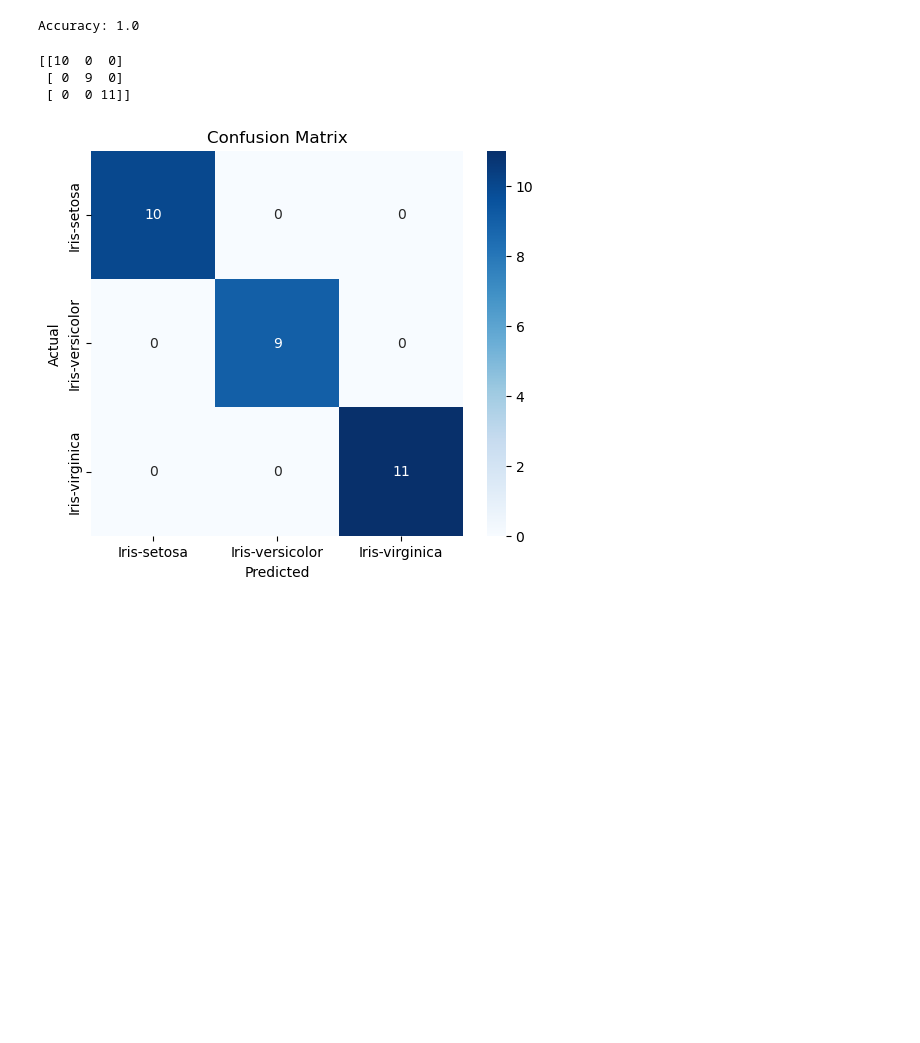
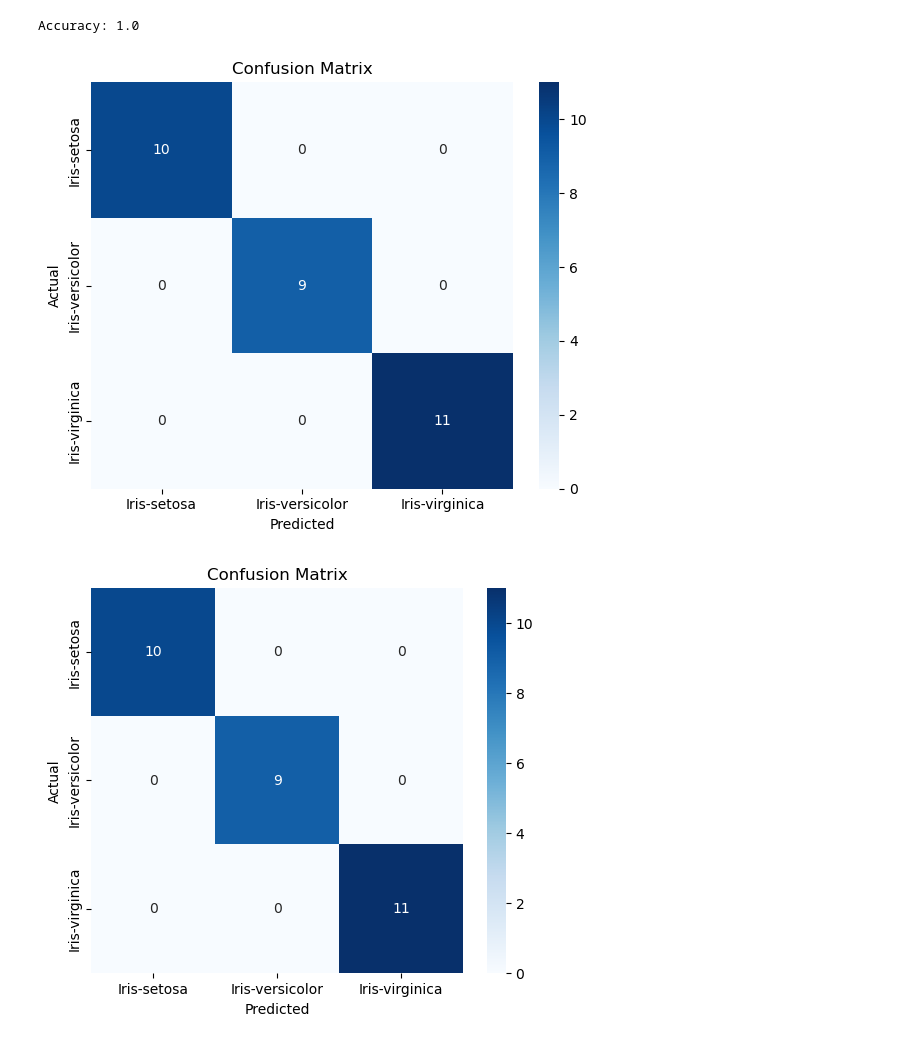
Before and after one commit to moturisiri2006-afk/codealpha_tasks, a Jupyter notebook: Task2_Iris_Classification/notebook/Iris_Flower_Classification.ipynb, the cells around one changed output. Drawn from its saved outputs; the diff is of its cells as text; code cells hidden in the pictures; blank space fills up the shorter version.

```diff
--- a/Task2_Iris_Classification/notebook/iris_classification.ipynb
+++ b/Task2_Iris_Classification/notebook/Iris_Flower_Classification.ipynb
@@ -259,13 +267,29 @@ print("Accuracy:", accuracy)
 Accuracy: 1.0
 # %%
 from sklearn.metrics import confusion_matrix
+
 cm = confusion_matrix(y_test, y_pred)
 
-print(cm)
+plt.figure(figsize=(6,5))
+
+sns.heatmap(cm,
+            annot=True,
+            fmt="d",
+            cmap="Blues",
+            xticklabels=knn.classes_,
+            yticklabels=knn.classes_)
+
+plt.xlabel("Predicted")
+plt.ylabel("Actual")
+plt.title("Confusion Matrix")
+
+plt.tight_layout()
+
+plt.savefig("../images/confusion_matrix.png", dpi=300, bbox_inches="tight")
+
+plt.show()
 # %% [output]
-[[10  0  0]
- [ 0  9  0]
- [ 0  0 11]]
+[figure, added]
 # %%
 import seaborn as sns
 import matplotlib.pyplot as plt
```
Also changed, not shown: parts of 4 cells of this notebook, 7 other files.
